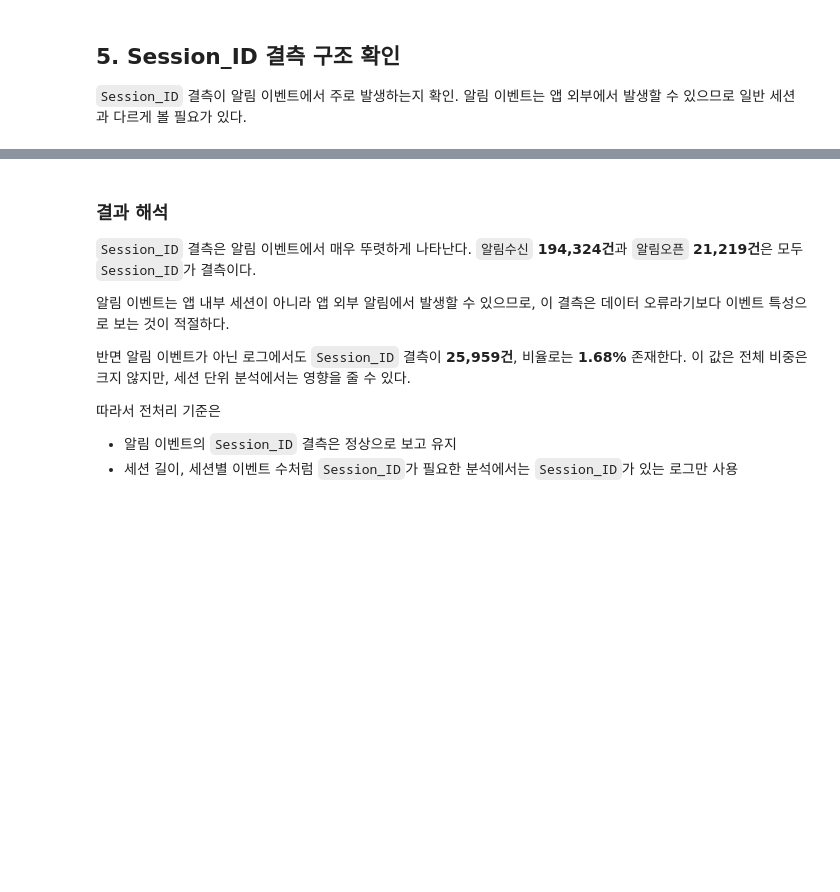
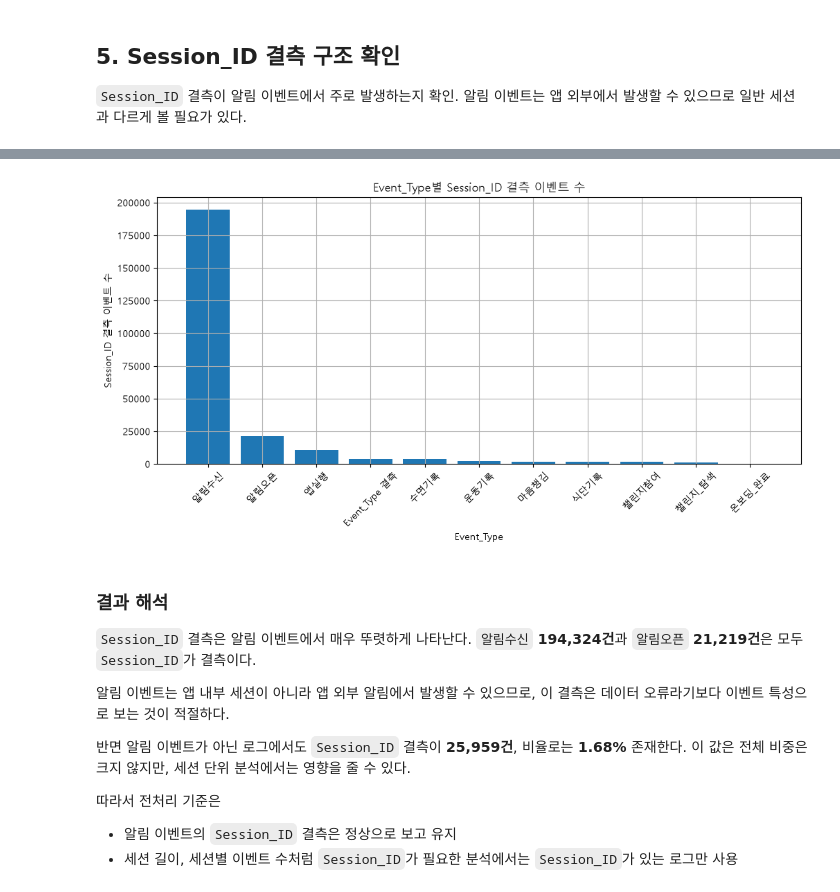
Before and after one commit to leegolem/Anti-Churn-Committee, a Jupyter notebook: notebooks/juseong/eda.ipynb, the cells around one changed output, grey strips where cells are left out. Drawn from its saved outputs; the diff is of its cells as text; code cells hidden in the pictures; blank space fills up the shorter version.

```diff
--- a/notebooks/juseong/eda.ipynb
+++ b/notebooks/juseong/eda.ipynb
@@ -644,0 +591,82 @@ display(session_missing_by_event_group)
+# %%
+# ============================================================
+# 5. Session_ID 결측 구조 확인
+# ============================================================
+
+session_check = event_log_eda.copy()
+
+# Session_ID 결측 여부 컬럼 생성
+session_check["is_session_missing"] = session_check["Session_ID"].isnull()
+
+session_missing_summary = (
+    session_check
+    .groupby(["Event_Type", "is_session_missing"], dropna=False)
+    .size()
+    .reset_index(name="event_count")
+)
+
+display(session_missing_summary)
+
+
+# ============================================================
+# 알림 이벤트 여부별 Session_ID 결측률 확인
+# ============================================================
+
+session_missing_by_event_group = (
+    session_check
+    .groupby("is_notification_event")
+    .agg(
+        event_count=("User_ID", "size"),
+        session_missing_count=("is_session_missing", "sum")
+    )
+    .reset_index()
+)
+
+session_missing_by_event_group["session_missing_rate(%)"] = (
+    session_missing_by_event_group["session_missing_count"] /
+    session_missing_by_event_group["event_count"] * 100
+).round(2)
+
+display(session_missing_by_event_group)
+
+
+# ============================================================
+# Event_Type별 Session_ID 결측 이벤트 수 그래프
+# ============================================================
+
+session_missing_by_event_type = (
+    session_check
+    .groupby("Event_Type", dropna=False)
+    .agg(
+        event_count=("User_ID", "size"),
+        session_missing_count=("is_session_missing", "sum")
+    )
+    .reset_index()
+)
+
+session_missing_by_event_type["Event_Type"] = (
+    session_missing_by_event_type["Event_Type"]
+    .fillna("Event_Type 결측")
+    .astype(str)
+)
+
+session_missing_by_event_type = session_missing_by_event_type.sort_values(
+    by="session_missing_count",
+    ascending=False
+)
+
+display(session_missing_by_event_type)
+
+plt.figure(figsize=(12, 5))
+plt.bar(
+    session_missing_by_event_type["Event_Type"],
+    session_missing_by_event_type["session_missing_count"]
+)
+
+plt.title("Event_Type별 Session_ID 결측 이벤트 수")
+plt.xlabel("Event_Type")
+plt.ylabel("Session_ID 결측 이벤트 수")
+plt.xticks(rotation=45)
+plt.grid(True)
+plt.show()
+# %% [output]
@@ -645,3 +705,4 @@ display(session_missing_by_event_group)
+[figure, added]
 # %% [markdown]
 ### 결과 해석
 
```
Also changed, not shown: parts of 10 cells of this notebook, 3 other files.
